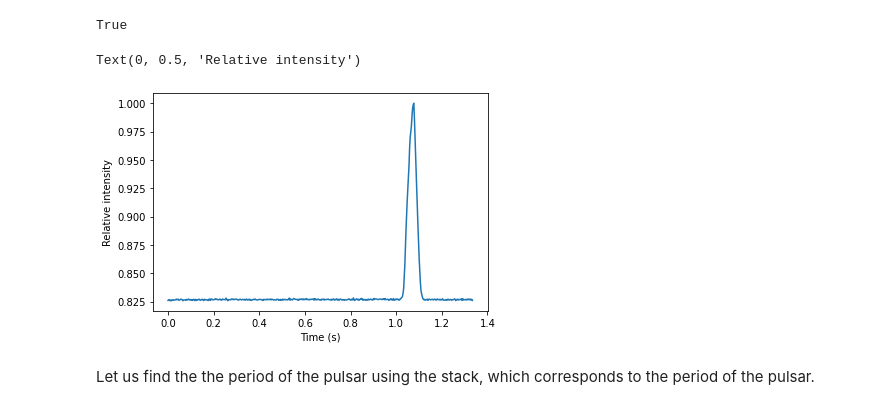
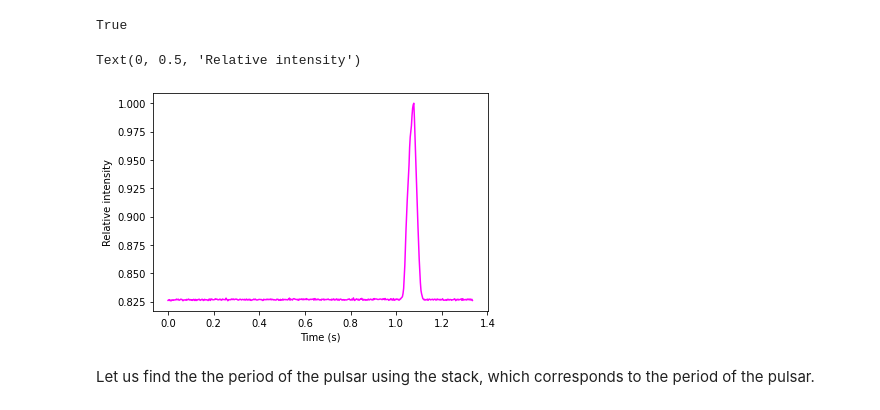
Before and after one commit to Yousousen/pulsar_analysis, a Jupyter notebook: src/script/pulsar1.ipynb, the cells around one changed output. Cells and saved outputs as stored; diff of their text form; code cells hidden in the pictures.

```diff
--- a/src/script/pulsar1.ipynb
+++ b/src/script/pulsar1.ipynb
@@ -139,13 +140,13 @@ True
 # %%
 time = [ dt * t for t in range(len(stack))]
 # %%
-plt.plot(time, stack / max( stack ) )#, color='magenta')
+plt.plot(time, stack / max( stack ) , color="magenta")
 plt.xlabel('Time (s)')
 plt.ylabel('Relative intensity')
 #plt.title('graph of an addition of signals of the first radio pulsar ever found.')
 # %% [output]
 Text(0, 0.5, 'Relative intensity')
-[figure, old version]
+[figure, new version]
 # %% [markdown]
 Let us find the the period of the pulsar using the stack, which corresponds to the period of the pulsar.
 # %%
```
Also changed, not shown: parts of 2 cells of this notebook, 8 other files.
